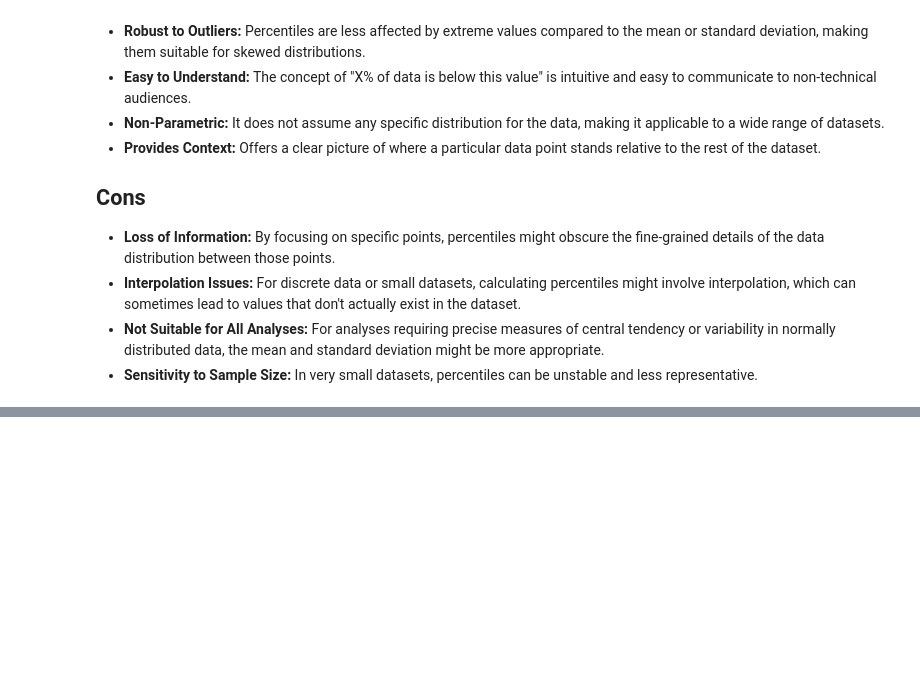
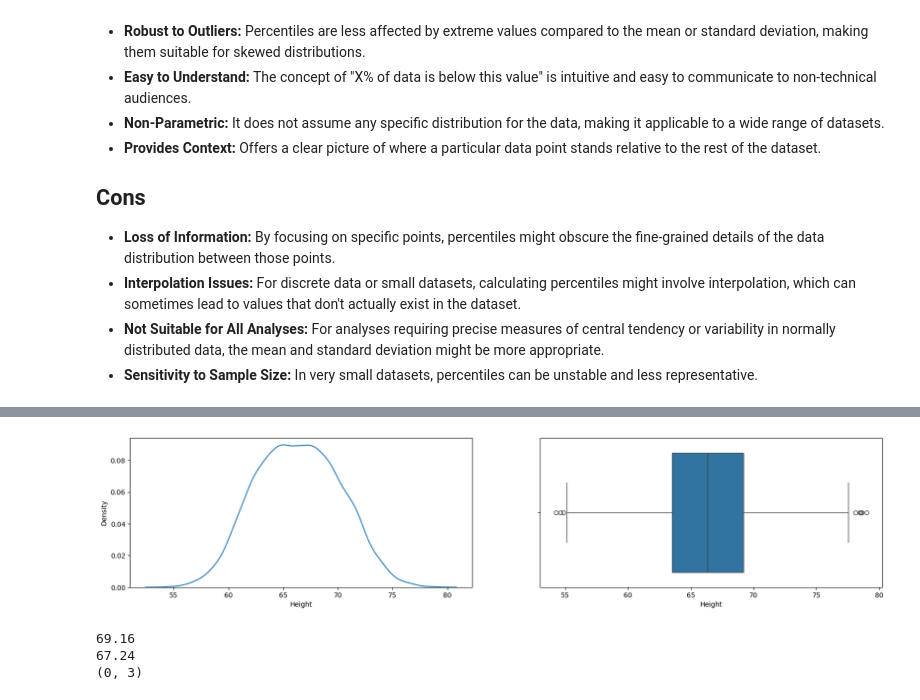
Before and after one commit to Ashura369/Python_and_Data_Science, a Jupyter notebook: 0 ML lecture/14_3 percentile method.ipynb, the cells around one changed output, grey strips where cells are left out. Saved outputs shown, nothing was run; the diff lists cells and outputs as text; code cells hidden in the pictures; blank space fills up the shorter version.

```diff
--- a/0 ML lecture/14_3 percentile method.ipynb
+++ b/0 ML lecture/14_3 percentile method.ipynb
@@ -30,0 +46,3 @@ The percentile method is particularly useful in the following scenarios:
+# %%
+df = pd.read_csv('weight-height.csv')
+df.sample(6)
@@ -30,0 +83,26 @@ The percentile method is particularly useful in the following scenarios:
+# %%
+plt.figure(figsize=(20, 4))
+
+plt.subplot(121)
+sns.kdeplot(df['Height'])
+
+plt.subplot(122)
+sns.boxplot(x=df['Height'])
+
+plt.show()
+# %% [output]
+[figure, added]
+# %%
+upper_limit = np.round(df['Height'].quantile(0.7478), 2)      # values above 99 % will be considered outliers
+lower_limit = np.round(df['Height'].quantile(0.5813), 2)      # values below 1 % will be considered outliers
+
+print(upper_limit)
+print(lower_limit)
+
+# storing non-outlier data in a variable
+new_df = df[(df['Height'] <= lower_limit) & (df['Height'] >= upper_limit)]
+print(new_df.shape)
+# %% [output]
+69.16
+67.24
+(0, 3)
```
Also changed, not shown: parts of 4 cells of this notebook, 1 other file.
